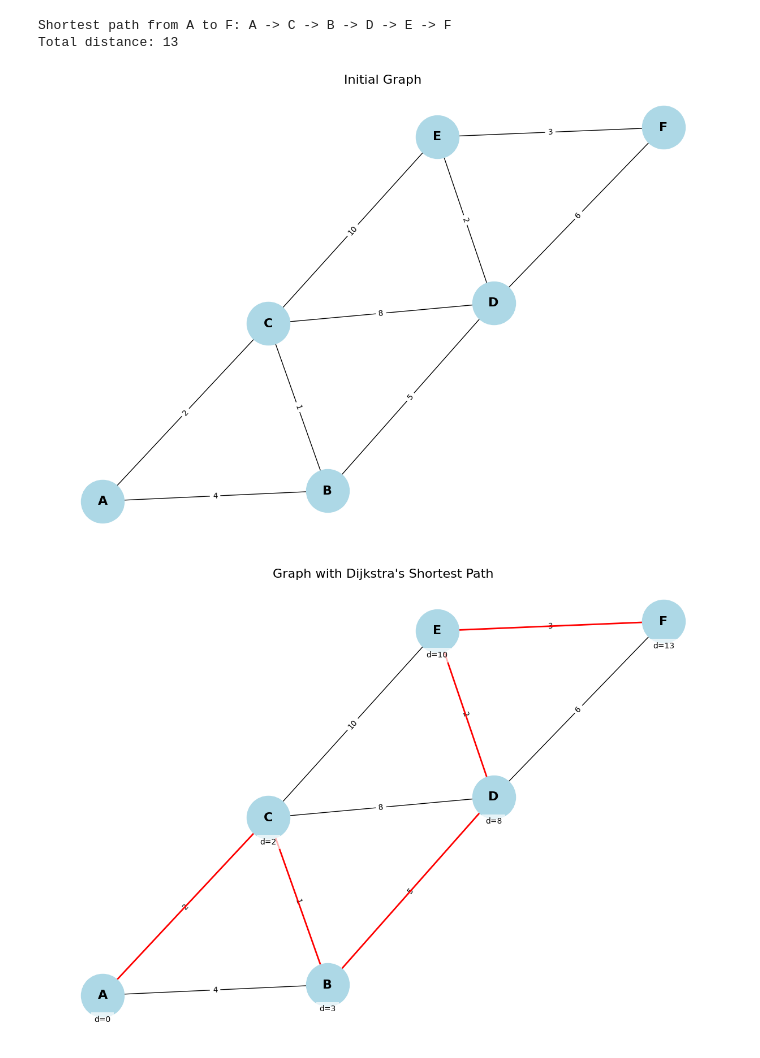
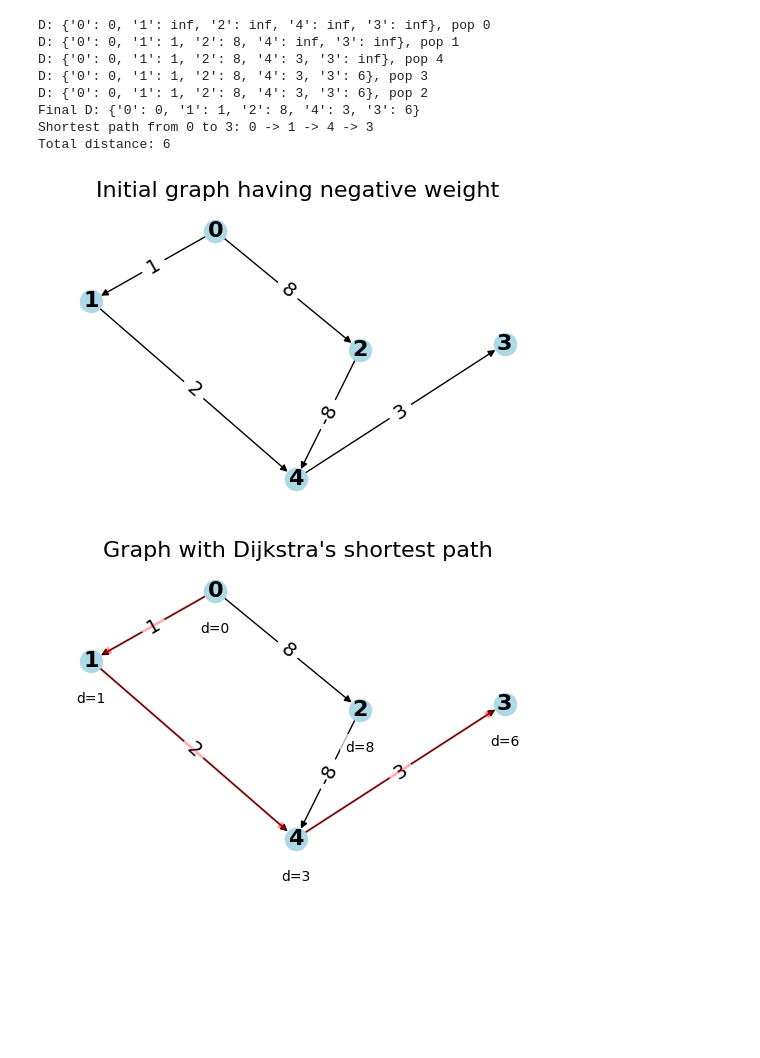
Before and after one commit to jakeoung/teach, a Jupyter notebook: alg/graph_bfs_dijkstra.ipynb, the cells around one changed output. Drawn from its saved outputs; the diff is of its cells as text; code cells hidden in the pictures; blank space fills up the shorter version.

```diff
--- a/alg/graph_bfs_dijkstra.ipynb
+++ b/alg/graph_bfs_dijkstra.ipynb
@@ -128,42 +213,64 @@ def get_path(P, start, end):
 # %%
 # Example graph
-graph = {
-    'A': {'B': 4, 'C': 2},
-    'B': {'A': 4, 'C': 1, 'D': 5},
-    'C': {'A': 2, 'B': 1, 'D': 8, 'E': 10},
-    'D': {'B': 5, 'C': 8, 'E': 2, 'F': 6},
-    'E': {'C': 10, 'D': 2, 'F': 3},
-    'F': {'D': 6, 'E': 3}
-}
 
-start_node = 'A'
-end_node = 'F'
+if True:
+    # graph from [CP4] Figure 4.19
+    A='0'; B='1'; C='2'; D='3'; E='4'
+    graph = {
+        A: {B: 1, C: 8},
+        B: {D: 2},
+        C: {D: -8},
+        D: {E: 3},
+        E: {}
+    }
+    start_node = A
+    end_node = E
+
+else:
+    # graph with negative weights
+    graph = {
+        'S': {'X': 2, 'Y': 1},
+        'X': {'Y': -2},
+        'Y': {'Z': 1},
+        'Z': {},
+    }
+    start_node = 'S'
+    end_node = 'Z'
+
+
 
 # Run Dijkstra's algorithm
 D, P = dijkstra(graph, start_node)
+print("Final D:", D)
 
 # Get the shortest path
 shortest_path = get_path(P, start_node, end_node)
 
 print(f"Shortest path from {start_node} to {end_node}: {' -> '.join(shortest_path)}")
 print(f"Total distance: {D[end_node]}")
 
 # Create a NetworkX graph
-G = nx.Graph(graph)
+G = nx.DiGraph(graph)
 pos = nx.spring_layout(G)
 
 # for each edge in graph add the weight using nx.set_edge_attributes
 for u, neighbors in graph.items():
     for v, weight in neighbors.items():
         G[u][v]['weight'] = weight
 
 # Draw the initial graph
-draw_graph(G, pos, "Initial Graph")
+draw_graph(G, pos, "Initial graph having negative weight")
 
 # Draw the graph with Dijkstra's shortest path
-draw_graph(G, pos, "Graph with Dijkstra's Shortest Path", shortest_path, D)
+draw_graph(G, pos, "Graph with Dijkstra's shortest path", shortest_path, D)
 # %% [output]
-Shortest path from A to F: A -> C -> B -> D -> E -> F
-Total distance: 13
+D: {'0': 0, '1': inf, '2': inf, '4': inf, '3': inf}, pop 0
+D: {'0': 0, '1': 1, '2': 8, '4': inf, '3': inf}, pop 1
+D: {'0': 0, '1': 1, '2': 8, '4': 3, '3': inf}, pop 4
+D: {'0': 0, '1': 1, '2': 8, '4': 3, '3': 6}, pop 3
+D: {'0': 0, '1': 1, '2': 8, '4': 3, '3': 6}, pop 2
+Final D: {'0': 0, '1': 1, '2': 8, '4': 3, '3': 6}
+Shortest path from 0 to 3: 0 -> 1 -> 4 -> 3
+Total distance: 6
-[figure, old version]
+[figure, new version]
-[figure, old version]
+[figure, new version]
```
Also changed, not shown: parts of 9 cells of this notebook, 1 other file.
